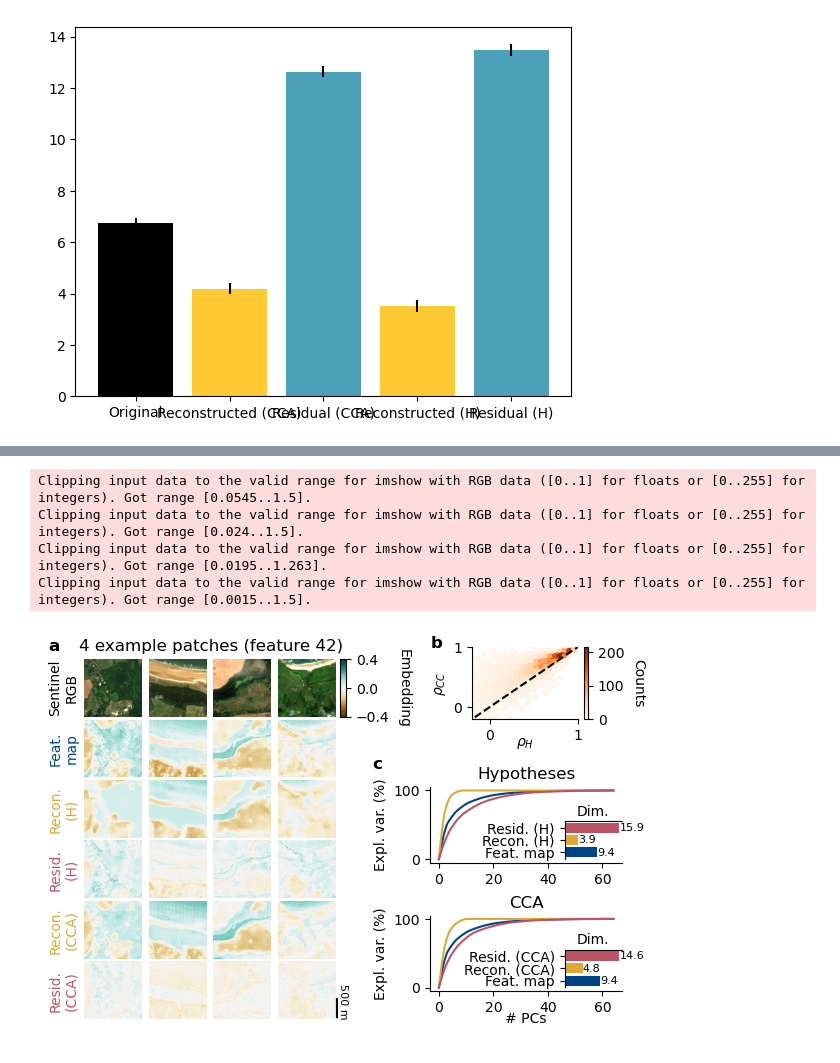
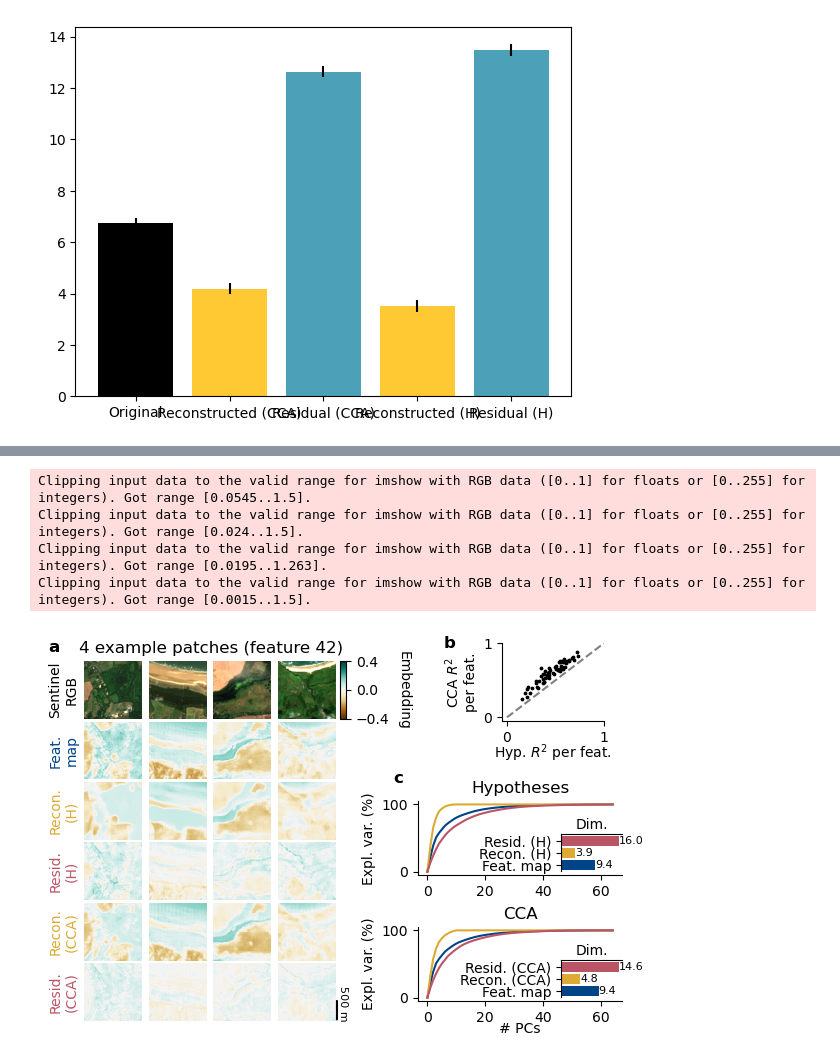
Before and after one commit to vdplasthijs/NeurEO, a Jupyter notebook: notebooks/CCA figure.ipynb, the cells around one changed output, grey strips where cells are left out. Drawn from its saved outputs; the diff is of its cells as text; code cells hidden in the pictures.

```diff
--- a/notebooks/CCA figure.ipynb
+++ b/notebooks/CCA figure.ipynb
@@ -32,5 +29,5 @@ print(f"Number of patches: {n_patches}, number of hypotheses: {n_hyp}, number of
 Loaded 100 patches from /Users/tplas/data/2025-10 neureo/pecl-100-subsample-30km_v2, no NaNs or Infs found.
 Number of patches: 100, number of hypotheses: 10, number of features: 64
 # %%
-(feat_hat_ols_cc_img, feat_res_ols_cc_img), (feat_hat_ols_h_img, feat_res_ols_h_img) = au.cca_and_normal_ols_from_hypotheses(features=features, hypotheses=hypotheses)
+(feat_hat_ols_cc_img, feat_res_ols_cc_img), (feat_hat_ols_h_img, feat_res_ols_h_img), (feat_orig, hyp_orig), (cca_corrs, r2_per_feature_cc, r2_per_feature_h) = au.cca_and_normal_ols_from_hypotheses(features=features, hypotheses=hypotheses)
 # %% [output]
@@ -138,7 +177,7 @@ Text(37.597222222222214, 0.5, 'Corr with orig feature (CCA)')
 # %%
 sorted_feature_inds = np.load('../outputs/inds_sorted_features.npy')
 # %%
-save_fig = False
+save_fig = True
 
 full_length_fig = False
 
@@ -154,13 +193,13 @@ gs_top = fig.add_gridspec(n_rows_top, n_cols_top + 1, width_ratios=[1] * n_cols_
 ax_top = np.array([[fig.add_subplot(gs_top[ii, jj]) for jj in range(n_cols_top)] for ii in range(n_rows_top)])
 ax_cbar = fig.add_subplot(gs_top[0, -1])
 # ax_bottom = [fig.add_subplot(gs_bottom[0, jj]) for jj in range(n_cols_bottom)]
-gs_right = fig.add_gridspec(2, 1, left=0.73 if full_length_fig else 0.63,
+gs_right = fig.add_gridspec(2, 1, left=0.73 if full_length_fig else 0.61,
                             # right=0.95, bottom=0.4, top=0.95, hspace=0.7)
-                            right=0.95, bottom=0.12, top=0.63, hspace=0.7)
+                            right=0.95, bottom=0.1, top=0.6, hspace=0.7)
 ax_right = [fig.add_subplot(gs_right[ii, 0]) for ii in range(2)]
-gs_bottomright = fig.add_gridspec(1, 1, left=0.8 if full_length_fig else 0.7,
+gs_bottomright = fig.add_gridspec(1, 1, left=0.8 if full_length_fig else 0.75,
                                 #   right=0.92, bottom=0.07, top=0.25)
-                                 right=0.92, bottom=0.8, top=0.98)
+                                 right=0.92, bottom=0.8, top=0.995)
 ax_bottomright = fig.add_subplot(gs_bottomright[0, 0])
 
 patch_feat_combis = [(4, 42), (15, 42), (16, 42), (96, 42), (40, 60), (80, 30), (96, 50),
@@ -283,47 +322,55 @@ for ax_, names in zip([ax_dim_h, ax_dim_cca],
     ax_.xaxis.set_ticks_position('top')
     ax_.set_xticks([])
     for sp in ['bottom', 'right']:
         ax_.spines[sp].set_visible(False)
     # vu.despine(ax_)
 
     # bars = ax_.bar(x=np.arange(3), height=mean_dim_list, yerr=sem_dim, color=colour_list)
     # for rect, h in zip(bars, mean_dim_list):
     #     x = rect.get_x() + rect.get_width() / 2
     #     ax_.text(x, h, f'{h:.1f}', ha='center', va='bottom', fontsize=8)
 
     # ax_.set_xticks([])
     # ax_.set_ylabel('Dim.')
     # vu.despine(ax_)
 
-ax_corr_recon.plot([-1, 1], [-1, 1], 'k--')
-# ax_corr_recon.plot(dict_corr_with_orig['fit_ols_h'], dict_corr_with_orig['fit_ols_cc'], '.', alpha=0.7)
-# sns.kdeplot(data=pd.DataFrame(dict_corr_with_orig), x='fit_ols_h', y='fit_ols_cc',
-#             fill=False, thresh=0, levels=10, color=colour_ols_fit, ax=ax_corr_recon)
-cmap_ols_fit = plt.cm.get_cmap('Oranges')
-ax_corr_recon.hexbin(x=dict_corr_with_orig['fit_ols_h'], y=dict_corr_with_orig['fit_ols_cc'],
-                     gridsize=30, cmap=cmap_ols_fit, mincnt=1)
-ax_corr_recon.set_xlabel(r"$\rho_H$", labelpad=-5)
-ax_corr_recon.set_ylabel(r"$\rho_{CC}$")
-ax_corr_recon.set_xlim([-0.2, 1])
-ax_corr_recon.set_ylim([-0.2, 1])
-vu.despine(ax_corr_recon)
-cbar = plt.colorbar(mappable=ax_corr_recon.collections[0], ax=ax_corr_recon)
-cbar.set_label('Counts', rotation=270, labelpad=15)
-cbar.set_ticks([0, 100, 200])
+plot_type = 'r2_scatter'
+if plot_type == 'corr_hexbin':
+    ax_corr_recon.plot([-1, 1], [-1, 1], 'k--')
+    cmap_ols_fit = plt.cm.get_cmap('Oranges')
+    ax_corr_recon.hexbin(x=dict_corr_with_orig['fit_ols_h'], y=dict_corr_with_orig['fit_ols_cc'],
+                        gridsize=30, cmap=cmap_ols_fit, mincnt=1)
+    ax_corr_recon.set_xlabel(r"$\rho_H$", labelpad=-5)
+    ax_corr_recon.set_ylabel(r"$\rho_{CC}$")
+    ax_corr_recon.set_xlim([-0.2, 1])
+    ax_corr_recon.set_ylim([-0.2, 1])
+    vu.despine(ax_corr_recon)
+    cbar = plt.colorbar(mappable=ax_corr_recon.collections[0], ax=ax_corr_recon)
+    cbar.set_label('Counts', rotation=270, labelpad=15)
+    cbar.set_ticks([0, 100, 200])
+elif plot_type == 'r2_scatter':
+    ax_corr_recon.plot([0, 1], [0, 1], '--', c='grey')
+    ax_corr_recon.scatter(x=r2_per_feature_h, y=r2_per_feature_cc,  c='k', alpha=1, s=3)
+    # ax_corr_recon.scatter(x=r2_per_feature_h.mean(), y=r2_per_feature_cc.mean(),  c='red', alpha=1, s=50, marker='x')
+    ax_corr_recon.set_xlabel('Hyp. ' + r"$R^2$" + ' per feat.', labelpad=-2)
+    ax_corr_recon.set_ylabel('CCA ' + r"$R^2$" + '\nper feat.')
+    ax_corr_recon.set_xlim([-0.05, 1])
+    ax_corr_recon.set_ylim([-0.05, 1])
+    vu.despine(ax_corr_recon)
 
 sys.path.append('/Users/tplas/repos/reproducible_figures/scripts')
 import rep_fig_vis as rfv
 rfv.add_panel_label(fig=fig, ax=ax_top[0][0], label_letter='a', x_offset=0.25 if full_length_fig else 0.05, y_offset=0.1, fontsize=12)
 rfv.add_panel_label(fig=fig, ax=ax_right[0], label_letter='c', x_offset=3.07 if full_length_fig else 1.72, y_offset=0.2, fontsize=12)
 # rfv.add_panel_label(fig=fig, ax=ax_right[1], label_letter='c', x_offset=3.07 if full_length_fig else 1.72, y_offset=0.1, fontsize=12)
-rfv.add_panel_label(fig=fig, ax=ax_bottomright, label_letter='b', x_offset=8 if full_length_fig else 3.7, y_offset=-0.05, fontsize=12)
+rfv.add_panel_label(fig=fig, ax=ax_bottomright, label_letter='b', x_offset=8 if full_length_fig else 3.95, y_offset=-0.1, fontsize=12)
 
 if save_fig:
     fig.savefig('../figs/fig3.pdf', dpi=300, bbox_inches='tight')
     plt.savefig('../../ms_neureo/figs/fig3.pdf', bbox_inches='tight')
 # %% [output]
 Clipping input data to the valid range for imshow with RGB data ([0..1] for floats or [0..255] for integers). Got range [0.0545..1.5].
 Clipping input data to the valid range for imshow with RGB data ([0..1] for floats or [0..255] for integers). Got range [0.024..1.5].
 Clipping input data to the valid range for imshow with RGB data ([0..1] for floats or [0..255] for integers). Got range [0.0195..1.263].
 Clipping input data to the valid range for imshow with RGB data ([0..1] for floats or [0..255] for integers). Got range [0.0015..1.5].
-[figure, old version]
+[figure, new version]
```
Also changed, not shown: parts of 8 cells of this notebook, 2 other files.
